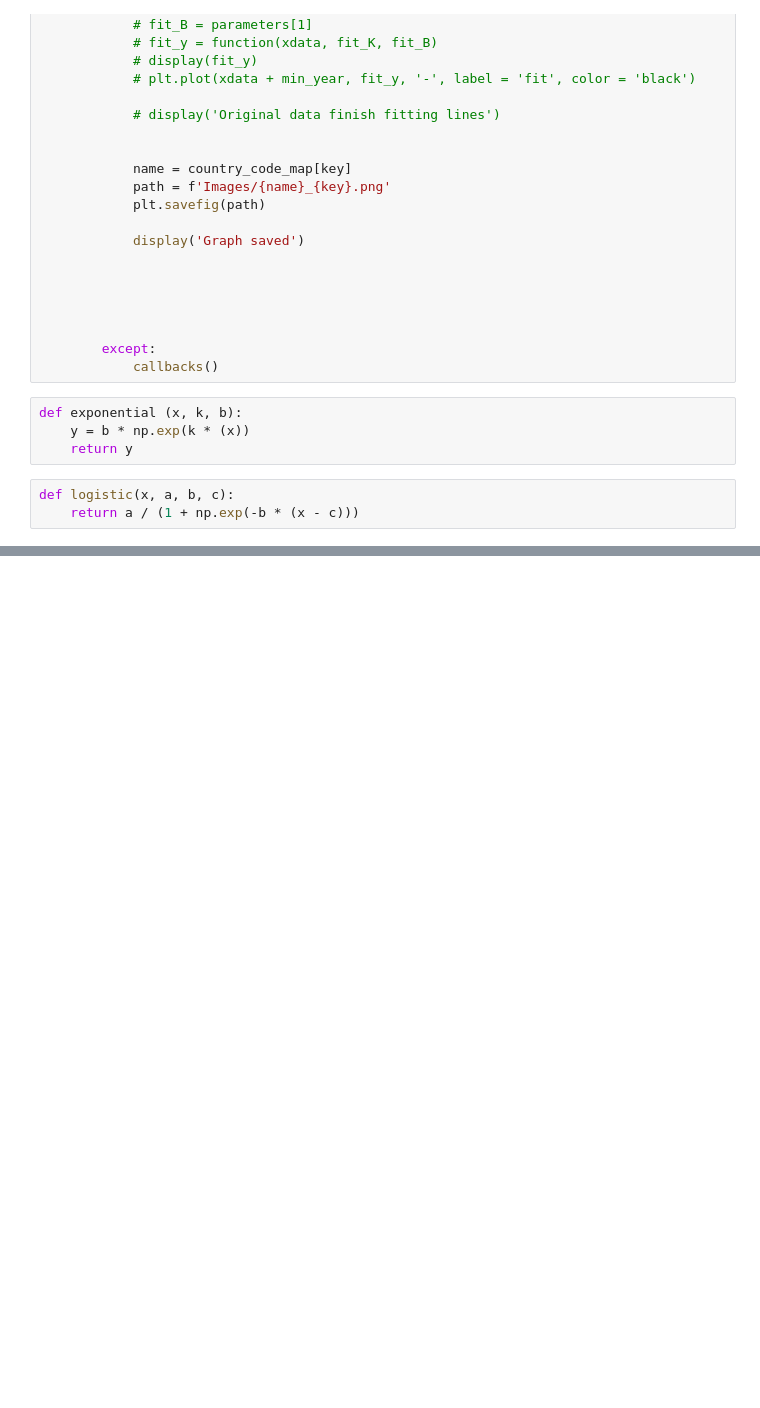
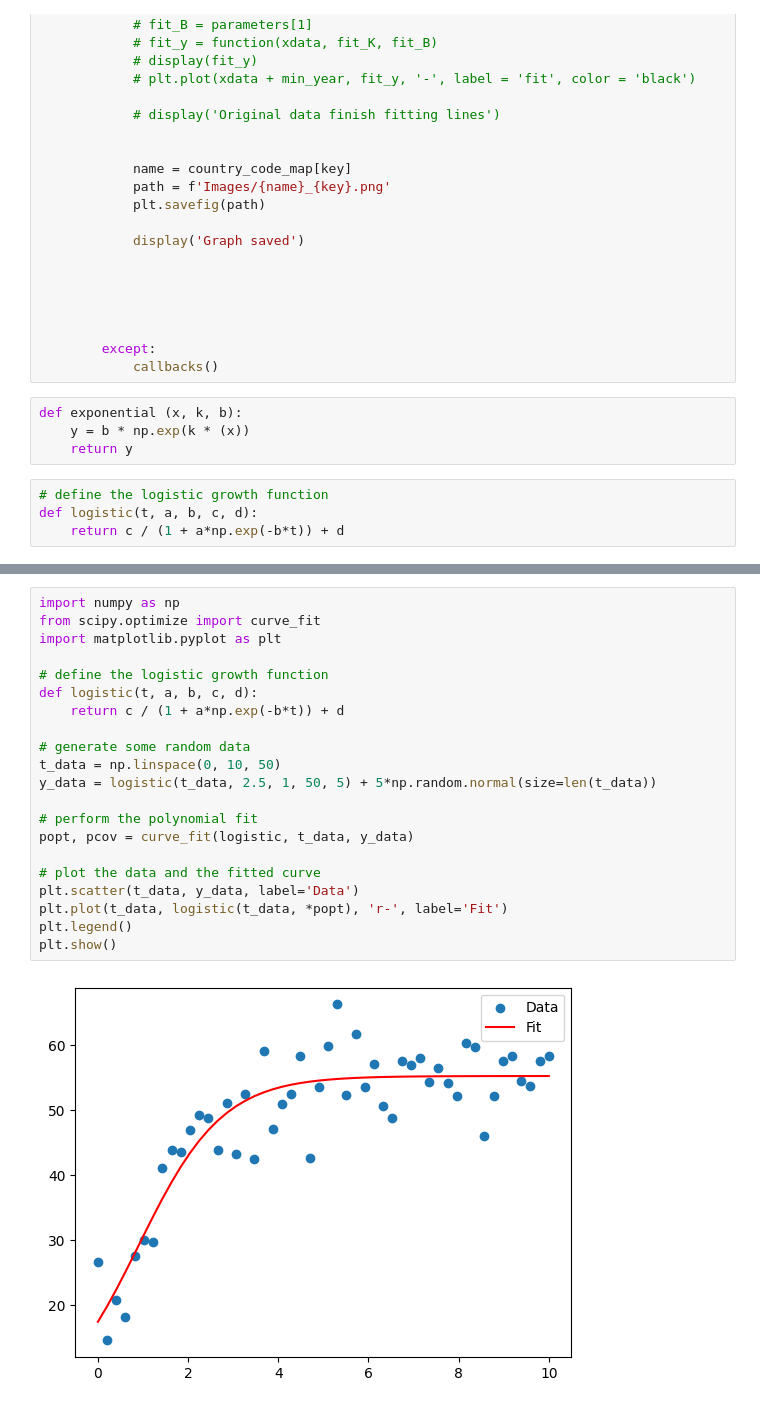
Before and after one commit to Voluptatemn/Population2023, a Jupyter notebook: Analysis.ipynb, the cells around one changed output, grey strips where cells are left out. Saved outputs shown, nothing was run; the diff lists cells and outputs as text; blank space fills up the shorter version.

```diff
--- a/Analysis.ipynb
+++ b/Analysis.ipynb
@@ -613,8 +613,9 @@ def exponential (x, k, b):
     y = b * np.exp(k * (x))
     return y
 # %%
-def logistic(x, a, b, c):
-    return a / (1 + np.exp(-b * (x - c)))
+# define the logistic growth function
+def logistic(t, a, b, c, d):
+    return c / (1 + a*np.exp(-b*t)) + d
 # %%
 import requests
 from bs4 import BeautifulSoup
@@ -743,0 +747,23 @@ plt.savefig('Images/Global Population Logistic.png', dpi = 1000)
+# %%
+import numpy as np
+from scipy.optimize import curve_fit
+import matplotlib.pyplot as plt
+
+# define the logistic growth function
+def logistic(t, a, b, c, d):
+    return c / (1 + a*np.exp(-b*t)) + d
+
+# generate some random data
+t_data = np.linspace(0, 10, 50)
+y_data = logistic(t_data, 2.5, 1, 50, 5) + 5*np.random.normal(size=len(t_data))
+
+# perform the polynomial fit
+popt, pcov = curve_fit(logistic, t_data, y_data)
+
+# plot the data and the fitted curve
+plt.scatter(t_data, y_data, label='Data')
+plt.plot(t_data, logistic(t_data, *popt), 'r-', label='Fit')
+plt.legend()
+plt.show()
+# %% [output]
+[figure, added]
```
Also changed, not shown: parts of 1 cell of this notebook.
